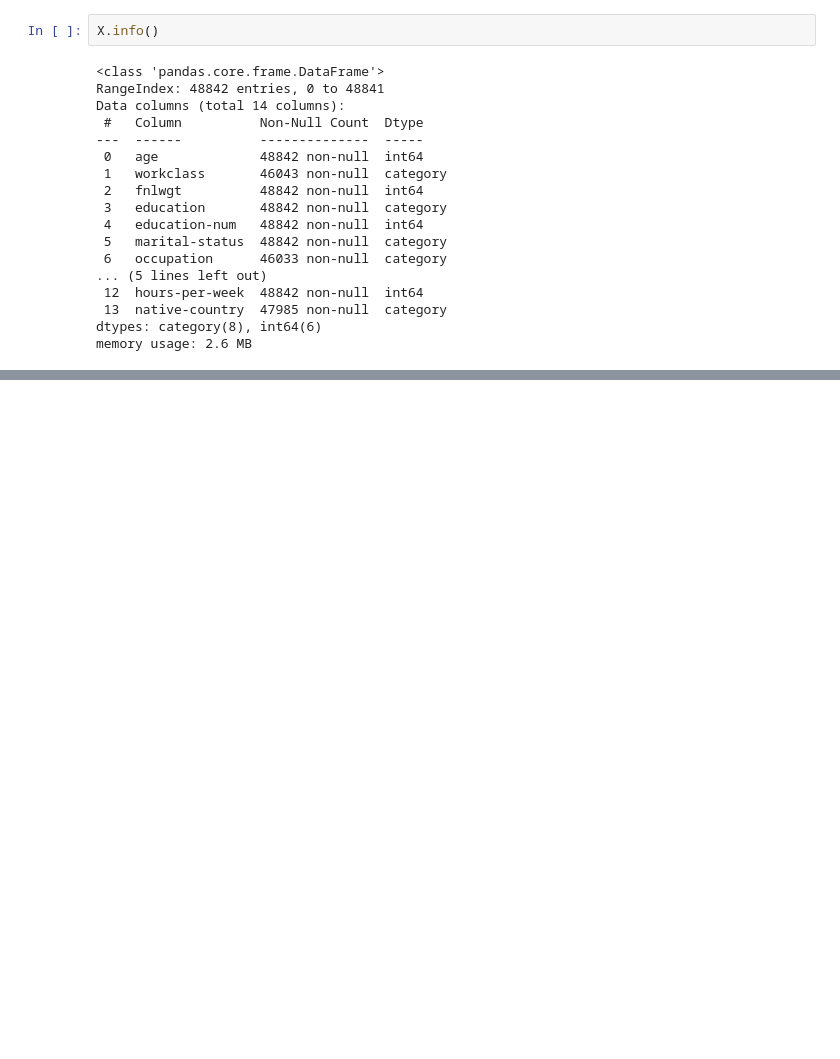
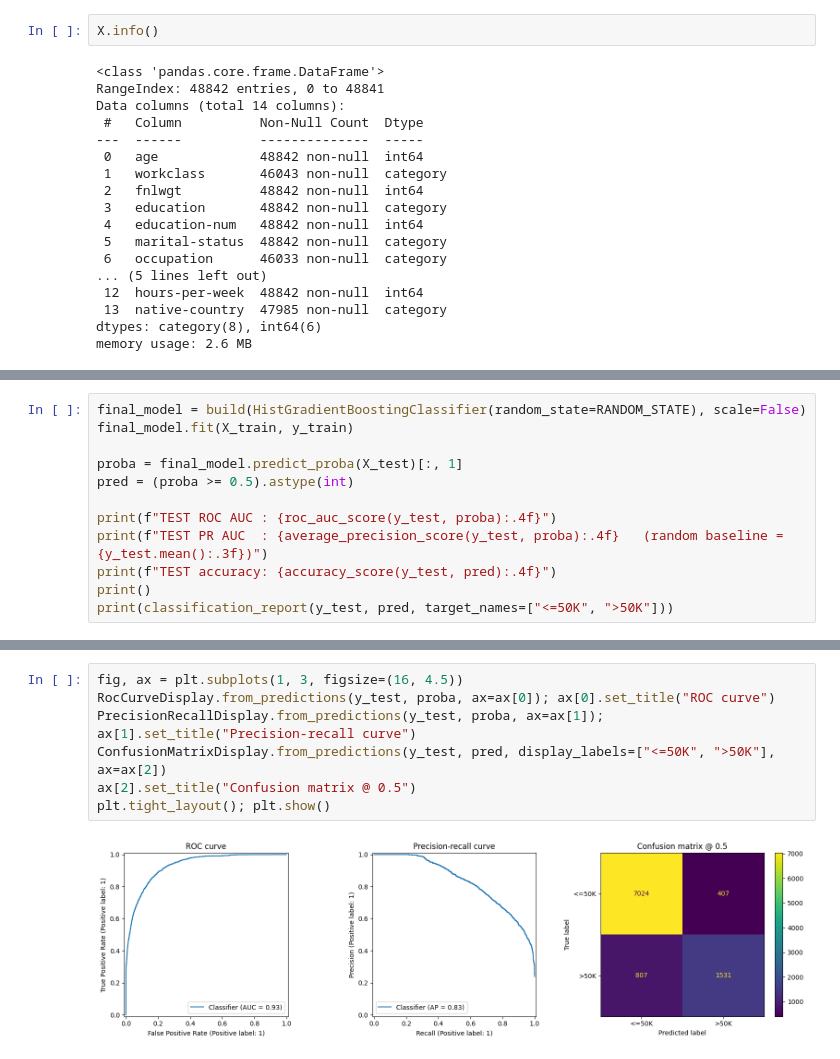
Before and after one commit to kky-zs/100-days-ml, a Jupyter notebook: notebooks/phase-1-ml-core/day-003-tabular-pipelines.ipynb, the cells around one changed output, grey strips where cells are left out. Saved outputs shown, nothing was run; the diff lists cells and outputs as text; blank space fills up the shorter version.

```diff
--- a/notebooks/phase-1-ml-core/day-003-tabular-pipelines.ipynb
+++ b/notebooks/phase-1-ml-core/day-003-tabular-pipelines.ipynb
@@ -80,0 +382,12 @@ memory usage: 2.6 MB
+# %%
+final_model = build(HistGradientBoostingClassifier(random_state=RANDOM_STATE), scale=False)
+final_model.fit(X_train, y_train)
+
+proba = final_model.predict_proba(X_test)[:, 1]
+pred = (proba >= 0.5).astype(int)
+
+print(f"TEST ROC AUC : {roc_auc_score(y_test, proba):.4f}")
+print(f"TEST PR AUC  : {average_precision_score(y_test, proba):.4f}   (random baseline = {y_test.mean():.3f})")
+print(f"TEST accuracy: {accuracy_score(y_test, pred):.4f}")
+print()
+print(classification_report(y_test, pred, target_names=["<=50K", ">50K"]))
@@ -80,0 +407,9 @@ memory usage: 2.6 MB
+# %%
+fig, ax = plt.subplots(1, 3, figsize=(16, 4.5))
+RocCurveDisplay.from_predictions(y_test, proba, ax=ax[0]); ax[0].set_title("ROC curve")
+PrecisionRecallDisplay.from_predictions(y_test, proba, ax=ax[1]); ax[1].set_title("Precision-recall curve")
+ConfusionMatrixDisplay.from_predictions(y_test, pred, display_labels=["<=50K", ">50K"], ax=ax[2])
+ax[2].set_title("Confusion matrix @ 0.5")
+plt.tight_layout(); plt.show()
+# %% [output]
+[figure, added]
```
Also changed, not shown: parts of 25 cells of this notebook.
